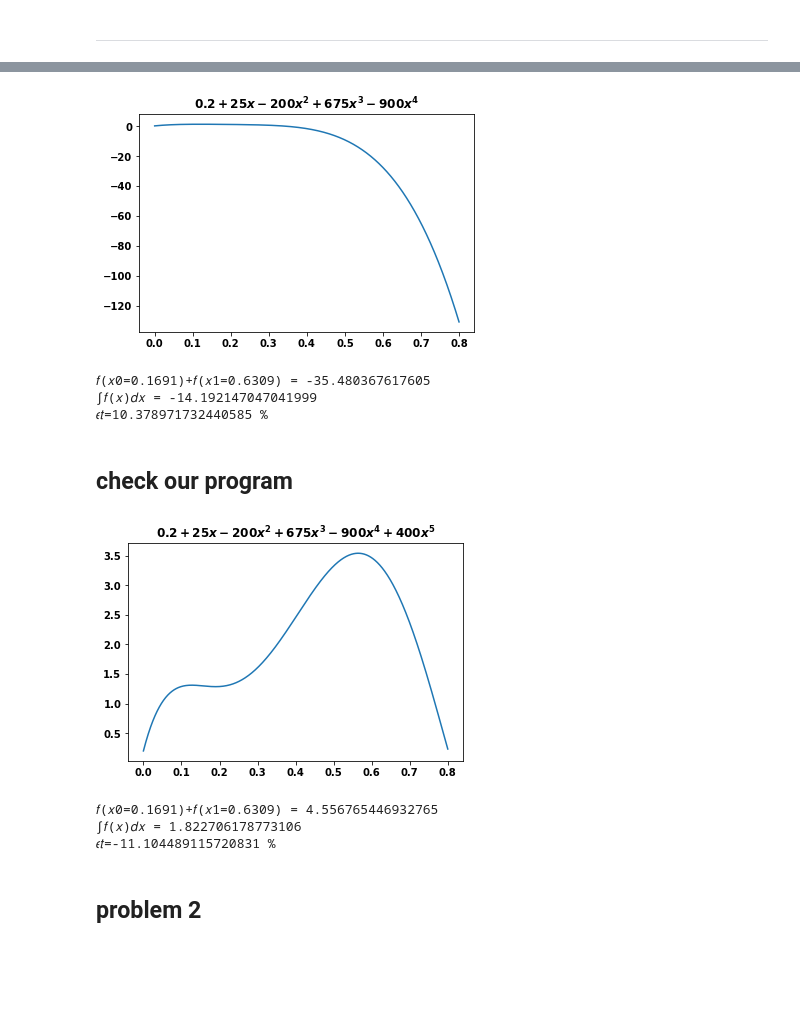
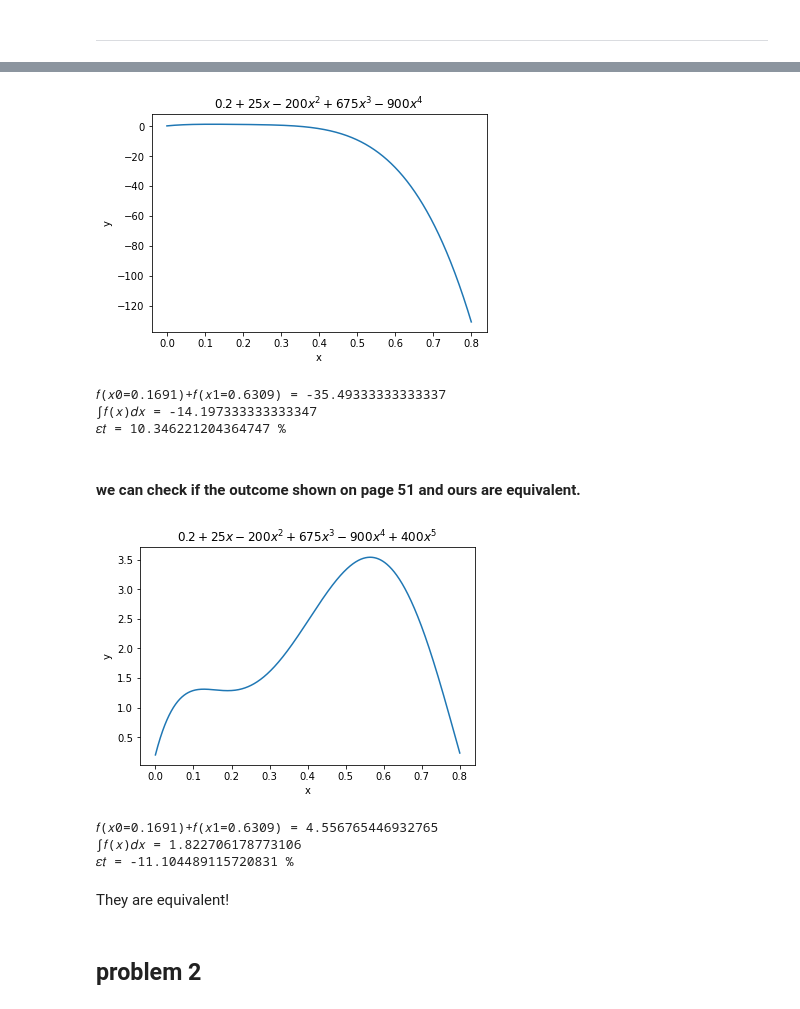
Before and after one commit to autotntfan/numerical-analysis, a Jupyter notebook: HW3/HW3.ipynb, the cells around one changed output, grey strips where cells are left out. Drawn from its saved outputs; the diff is of its cells as text; code cells hidden in the pictures; blank space fills up the shorter version.

```diff
--- a/HW3/HW3.ipynb
+++ b/HW3/HW3.ipynb
@@ -81,35 +85,41 @@ findfont: Font family ['cmex10'] not found. Falling back to DejaVu Sans.
 # %%
 plt.plot(x,obj_func2(x))
 plt.title('$0.2+25x-200x^2+675x^3-900x^4$')
+plt.xlabel('x')
+plt.ylabel('y')
 plt.show()
 
-f2_x0_x1 = obj_func2(0.1691) + obj_func2(0.6309)
-area = 0.4*f2_x0_x1
+f2_x0_x1 = obj_func2(x0) + obj_func2(x1)
+area = 0.4 * f2_x0_x1
 print('𝑓(𝑥0=0.1691)+𝑓(𝑥1=0.6309) =',f2_x0_x1)
 print('∫𝑓(𝑥)𝑑𝑥 =',area)
-print(f'𝜖𝑡={err(area,2)} %')
+print(f'𝜀𝑡 = {err(area,2)} %')
 # %% [output]
-[figure, old version]
+[figure, new version]
-𝑓(𝑥0=0.1691)+𝑓(𝑥1=0.6309) = -35.480367617605
-∫𝑓(𝑥)𝑑𝑥 = -14.192147047041999
-𝜖𝑡=10.378971732440585 %
+𝑓(𝑥0=0.1691)+𝑓(𝑥1=0.6309) = -35.49333333333337
+∫𝑓(𝑥)𝑑𝑥 = -14.197333333333347
+𝜀𝑡 = 10.346221204364747 %
-# %% [markdown]
-## check our program
+# %% [markdown]
+#### we can check if the outcome shown on page 51 and ours are equivalent.
 # %%
 plt.plot(x,obj_func3(x))
 plt.title('$0.2+25x-200x^2+675x^3-900x^4+400x^5$')
+plt.xlabel('x')
+plt.ylabel('y')
 plt.show()
 
 f3_x0_x1 = obj_func3(0.1691) + obj_func3(0.6309)
-area = 0.4*f3_x0_x1
+area = 0.4 * f3_x0_x1
 print('𝑓(𝑥0=0.1691)+𝑓(𝑥1=0.6309) =',f3_x0_x1)
 print('∫𝑓(𝑥)𝑑𝑥 =',area)
-print(f'𝜖𝑡={err(area,3)} %')
+print(f'𝜀𝑡 = {err(area,3)} %')
 # %% [output]
-[figure, old version]
+[figure, new version]
 𝑓(𝑥0=0.1691)+𝑓(𝑥1=0.6309) = 4.556765446932765
 ∫𝑓(𝑥)𝑑𝑥 = 1.822706178773106
-𝜖𝑡=-11.104489115720831 %
+𝜀𝑡 = -11.104489115720831 %
+# %% [markdown]
+They are equivalent!
 # %% [markdown]
 ## problem 2
 # %% [markdown]
```
Also changed, not shown: parts of 36 cells of this notebook, 1 other file.
